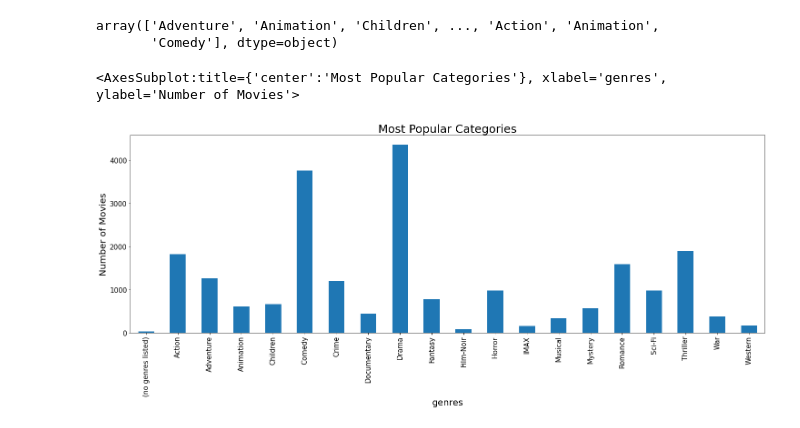
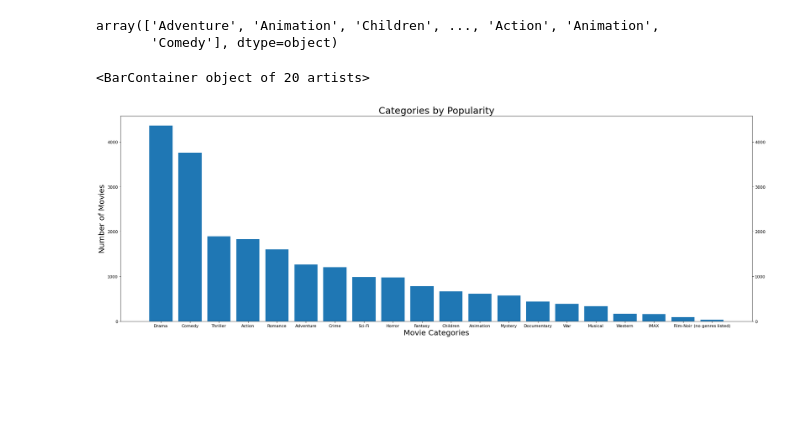
Before and after one commit to RedDragonfruit/MovieLens_Recommendation, a Jupyter notebook: EL_notebook.ipynb, the cells around one changed output. Cells and saved outputs as stored; diff of their text form; code cells hidden in the pictures; blank space fills up the shorter version.

```diff
--- a/EL_notebook.ipynb
+++ b/EL_notebook.ipynb
@@ -315,23 +373,30 @@ genres_df['genres'].values
 # %% [output]
 array(['Adventure', 'Animation', 'Children', ..., 'Action', 'Animation',
        'Comedy'], dtype=object)
-# %%
-fig, ax = plt.subplots(figsize = (25,8))
-
-#plt.grid(b=None)
-plt.grid(False)
-ax.set_xlabel('Movie Category',size = 20)
-ax.set_ylabel('Number of Movies',size = 20)
-ax.set_title('Most Popular Categories',size = 25)
-
-plt.yticks(size = 15)
-plt.xticks(rotation = 15, size = 15)
-
-#ax.bar(genres_df.groupby('genres')[0] ,genres_df.groupby('genres')['movieId'].count()[1])
-
-
-genres_df.groupby('genres')['movieId'].count().plot(kind = 'bar')#.count().plot(kind = 'bar')
-#genres_df.hist(column = genres ,grid = False, rwidth = .8, bins = 20)
-# %% [output]
-<AxesSubplot:title={'center':'Most Popular Categories'}, xlabel='genres', ylabel='Number of Movies'>
-[figure, removed]
+# %%
+#initiate graph
+fig, ax = plt.subplots(figsize = (30,10))
+
+
+#set the x and y parameters
+x = genres_df.groupby('genres')['movieId'].count().sort_values(ascending = False).index
+height = genres_df.groupby('genres')['movieId'].count().sort_values(ascending = False)
+
+#set axes labels
+ax.set_xlabel('Movie Categories',size = 20)
+ax.set_ylabel('Number of Movies',size = 20)
+ax.set_title('Categories by Popularity',size = 25)
+
+#display y-yabel and ticks on both left and right side
+plt.tick_params(labelright = True)
+ax.yaxis.set_ticks_position('both')
+
+#set the tick sizes for graph
+plt.yticks(size = 11)
+plt.xticks(rotation = 0, size = 11)
+
+#plit the bar graph of categories vs movies
+ax.bar(x,height)
+# %% [output]
+<BarContainer object of 20 artists>
+[figure, added]
```
Also changed, not shown: parts of 22 cells of this notebook.
